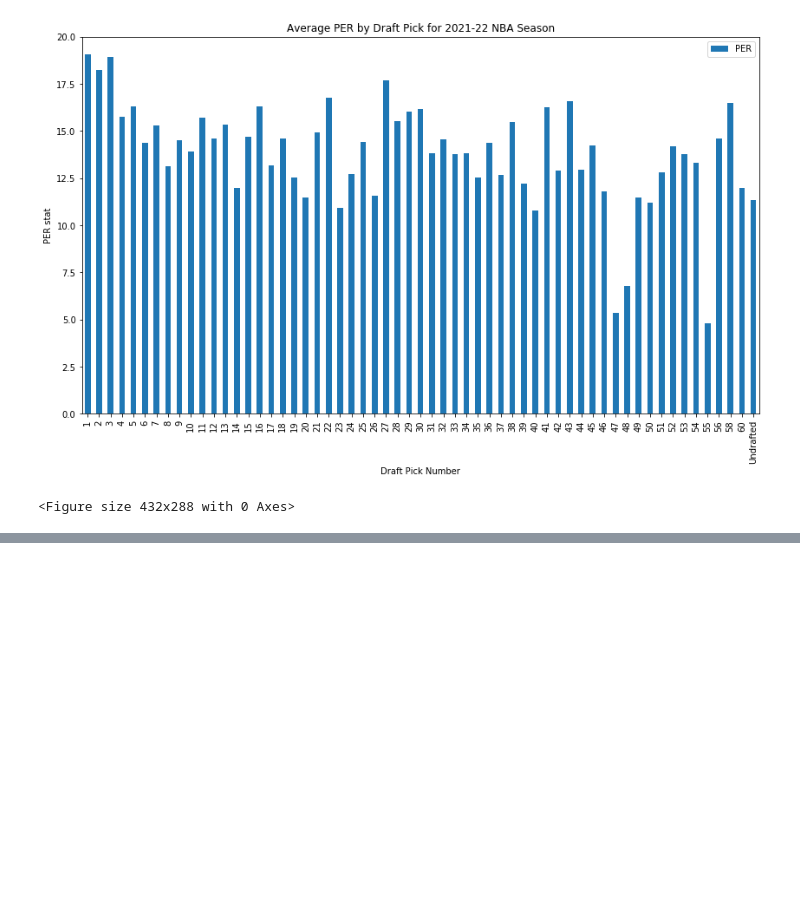
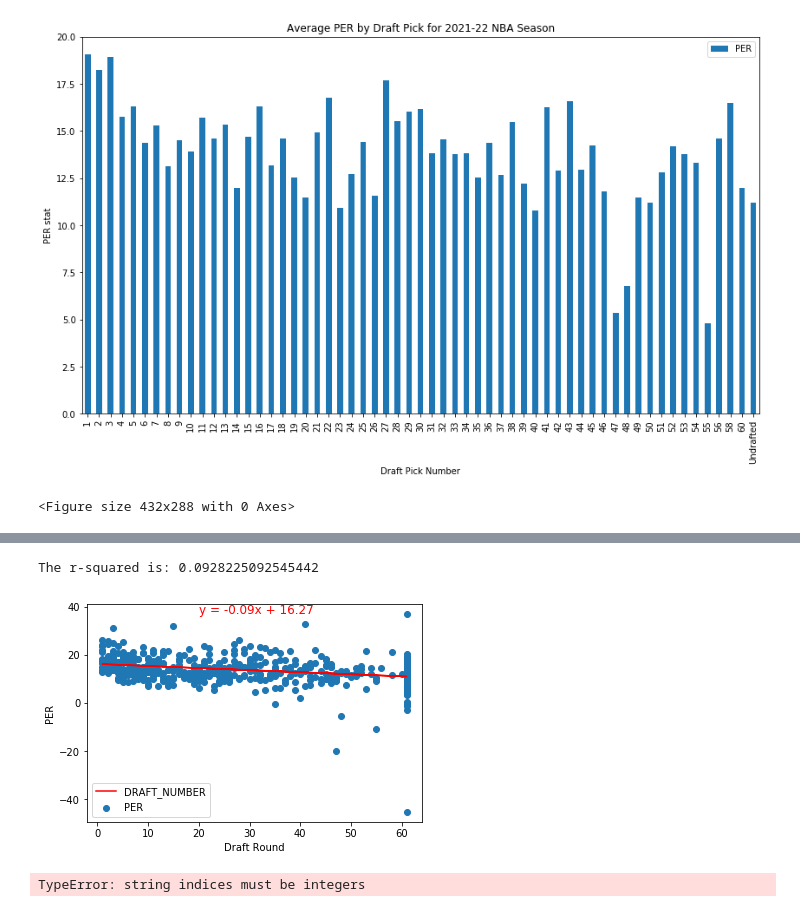
Before and after one commit to meeyoungPH/nba_superlatives, a Jupyter notebook: draft_picks/NBA test api.ipynb, the cells around one changed output, grey strips where cells are left out. Cells and saved outputs as stored; diff of their text form; code cells hidden in the pictures; blank space fills up the shorter version.

Commit message:
added cleaned draft data and plots

```diff
--- a/draft_picks/NBA test api.ipynb
+++ b/draft_picks/NBA test api.ipynb
@@ -342,7 +342,9 @@ per_table_join = pd.DataFrame(cleaned_per[['Player','PER']])
 player_draft_and_per_df = pd.merge(draft_players_df,per_table_join,how='left',left_on='Player Name', right_on = 'Player')
 player_draft_and_per_df
 
-player_draft_and_per_df.loc[player_draft_and_per_df['DRAFT_ROUND']=='0']
-player_draft_and_per_df.loc[player_draft_and_per_df['DRAFT_ROUND']=='0', 'DRAFT_NUMBER'] = 'Undrafted'
-player_draft_and_per_df.loc[player_draft_and_per_df['DRAFT_ROUND']=='0', 'DRAFT_ROUND'] = 'Undrafted'
-player_draft_and_per_df.loc[player_draft_and_per_df['Player ID']==204456]
+player_draft_and_per_df.loc[(player_draft_and_per_df['DRAFT_ROUND']=='0') | (player_draft_and_per_df['DRAFT_ROUND'].isna())]
+player_draft_and_per_df.loc[(player_draft_and_per_df['DRAFT_ROUND']=='0') | (player_draft_and_per_df['DRAFT_ROUND'].isna()), 'DRAFT_NUMBER'] = 'Undrafted'
+player_draft_and_per_df.loc[(player_draft_and_per_df['DRAFT_ROUND']=='0') | (player_draft_and_per_df['DRAFT_ROUND'].isna()), 'DRAFT_ROUND'] = 'Undrafted'
+# player_draft_and_per_df.loc[(player_draft_and_per_df['DRAFT_ROUND']=='Undrafted')]
+# player_draft_and_per_df.groupby(['DRAFT_ROUND']).count()
+# player_draft_and_per_df.loc[player_draft_and_per_df['Player ID']==1629312]
@@ -402,0 +432,36 @@ plt.savefig('PER by Draft Pick')
+# %%
+#LINEAR REGRESSION
+from scipy.stats import linregress
+# store x and y axis values
+x_values = cor_player_draft_pick['DRAFT_NUMBER']
+y_values = cor_player_draft_pick['PER']
+#calculate linear regression
+(slope, intercept, rvalue, pvalue, stderr) = linregress(x_values, y_values)
+regress_values = x_values * slope + intercept
+line_eq = "y = " + str(round(slope,2)) + "x + " + str(round(intercept,2))
+#plot linear regression on top of scatter plot
+plt.scatter(x_values,y_values)
+plt.plot(x_values,regress_values,"r-")
+#annotate linear regression
+plt.annotate(line_eq,(20,37),fontsize=12,color="red")
+#label and show
+plt.xlabel('Draft Round')
+plt.ylabel('PER')
+print(f"The r-squared is: {rvalue**2}")
+plt.legend()
+plt.savefig('NBA_linearregression')
+plt.show()
+# %% [output]
+The r-squared is: 0.0928225092545442
+[figure, added]
+# %%
+# box plot
+firstround = []
+secondround = []
+undrafted = []
+
+for x in cor_player_draft_pick:
+    if x['DRAFT_ROUND'] == 1:
+        firstround.append(x['PER'])
+# %% [output]
+TypeError: string indices must be integers
```
Also changed, not shown: parts of 6 cells of this notebook, 3 other files.
